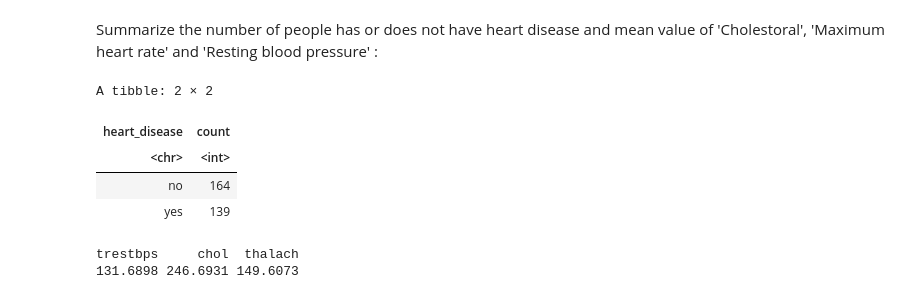
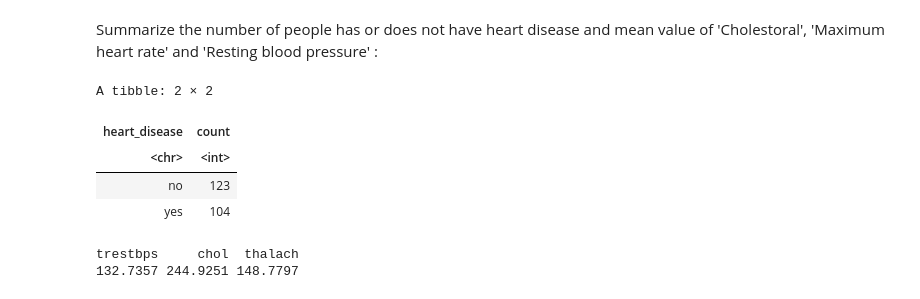
Before and after one commit to GhostGrago/Heart-Disease-Prediction-Program, a Jupyter notebook: Heartdata.ipynb, the cells around one changed output. Saved outputs shown, nothing was run; the diff lists cells and outputs as text; code cells hidden in the pictures.

```diff
--- a/Heartdata.ipynb
+++ b/Heartdata.ipynb
@@ -135,21 +146,21 @@ heart_test <- testing(heart_split)
 # %% [markdown]
 Summarize the number of people has or does not have heart disease and mean value of 'Cholestoral', 'Maximum heart rate' and 'Resting blood pressure' :
 # %%
-counts <- heartdata |>
+counts <- heart_train |>
 group_by(heart_disease) |>
 summarize (count = n())
 
 mean <-
-colMeans(heartdata[ , c(2: 4)])
+colMeans(heart_train[ , c(2: 4)])
 
 counts
 mean
 # %% [output]
 A tibble: 2 × 2
 | heart_disease | count |
 | <chr> | <int> |
-| no | 164 |
-| yes | 139 |
+| no | 123 |
+| yes | 104 |
 trestbps     chol  thalach
-131.6898 246.6931 149.6073
+132.7357 244.9251 148.7797
 # %%
```
Also changed, not shown: parts of 9 cells of this notebook.
